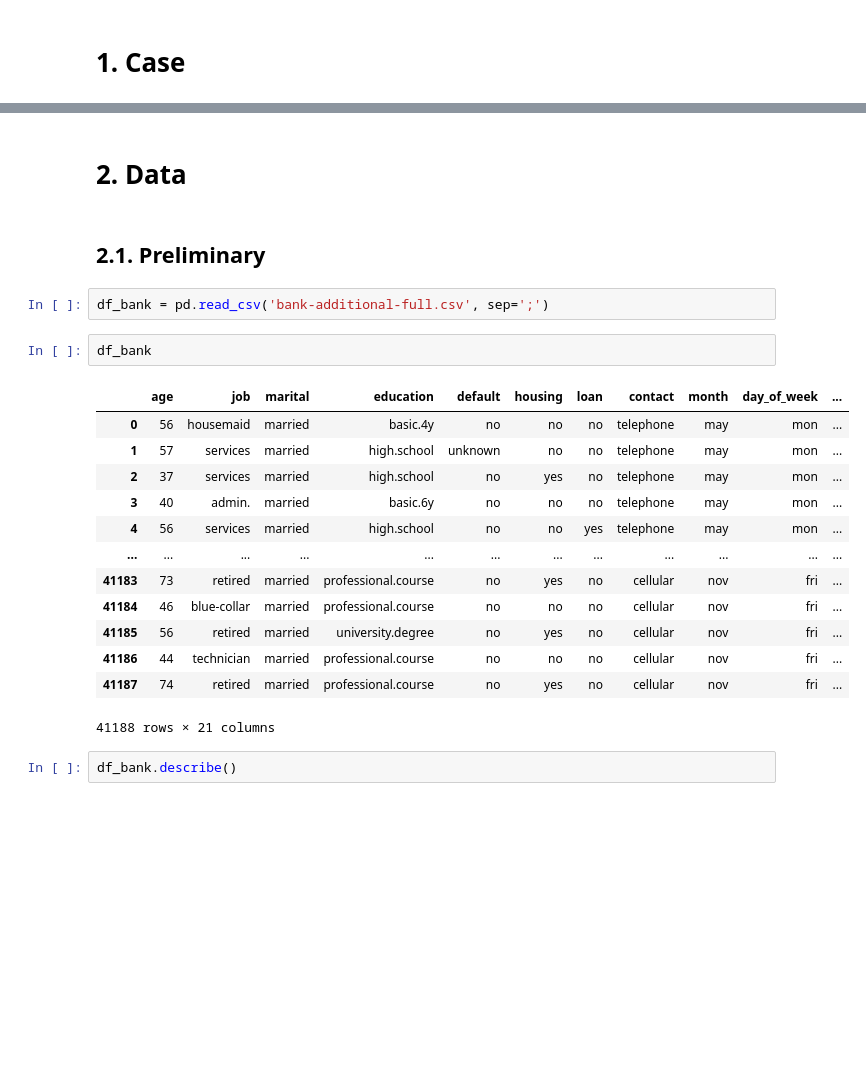
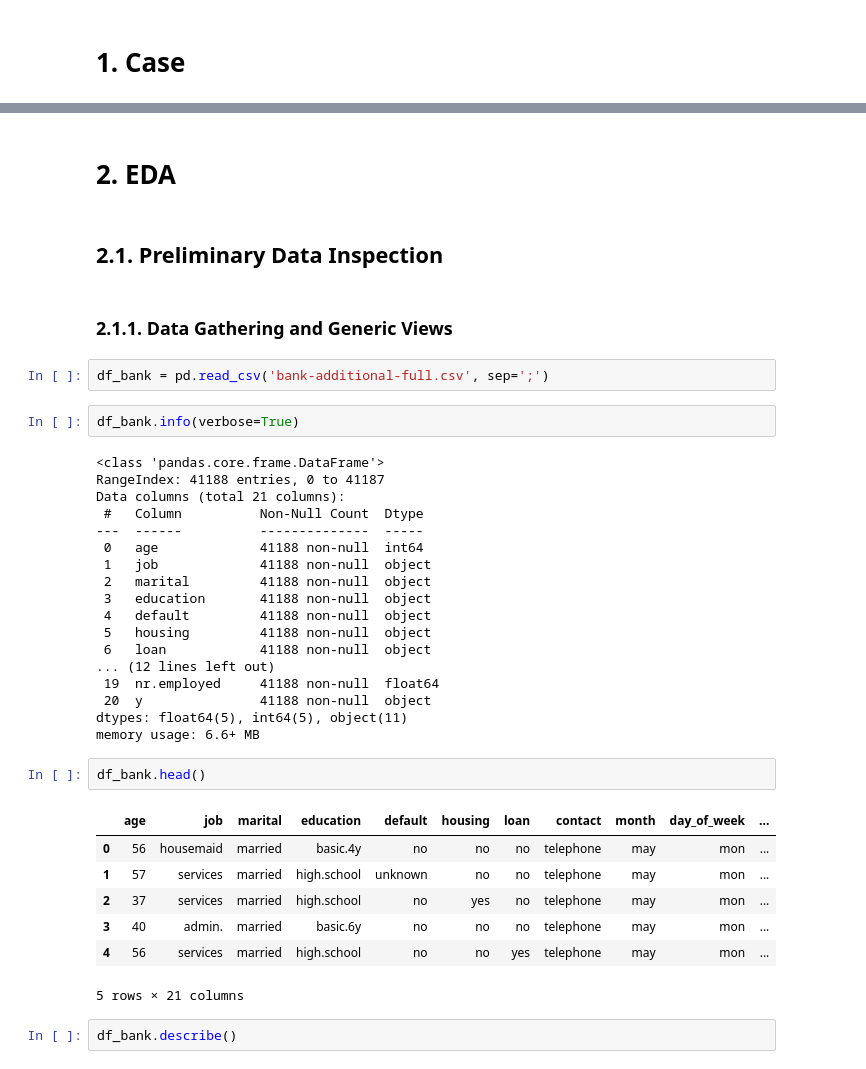
Before and after one commit to nikkoschy/jcdsol_enigma_finpro, a Jupyter notebook: finpro_enigma_bank_case.ipynb, the cells around one changed output, grey strips where cells are left out. Saved outputs shown, nothing was run; the diff lists cells and outputs as text; blank space fills up the shorter version.

```diff
--- a/finpro_enigma_bank_case.ipynb
+++ b/finpro_enigma_bank_case.ipynb
@@ -141,25 +48,41 @@ The binary classification goal is to predict if the client will subscribe a bank
 # %% [markdown]
-# 2. Data
+# 2. EDA
 # %% [markdown]
-## 2.1. Preliminary
+## 2.1. Preliminary Data Inspection
+# %% [markdown]
+### 2.1.1. Data Gathering and Generic Views
 # %%
 df_bank = pd.read_csv('bank-additional-full.csv', sep=';')
+# %%
+df_bank.info(verbose=True)
+# %% [output]
+<class 'pandas.core.frame.DataFrame'>
+RangeIndex: 41188 entries, 0 to 41187
+Data columns (total 21 columns):
+ #   Column          Non-Null Count  Dtype
+---  ------          --------------  -----
+ 0   age             41188 non-null  int64
+ 1   job             41188 non-null  object
+ 2   marital         41188 non-null  object
+ 3   education       41188 non-null  object
+ 4   default         41188 non-null  object
+ 5   housing         41188 non-null  object
+ 6   loan            41188 non-null  object
+... (12 lines left out)
+ 19  nr.employed     41188 non-null  float64
+ 20  y               41188 non-null  object
+dtypes: float64(5), int64(5), object(11)
+memory usage: 6.6+ MB
 # %%
-df_bank
+df_bank.head()
 # %% [output]
 |  | age | job | marital | education | default | housing | loan | contact | month | day_of_week | ... |
 | 0 | 56 | housemaid | married | basic.4y | no | no | no | telephone | may | mon | ... |
 | 1 | 57 | services | married | high.school | unknown | no | no | telephone | may | mon | ... |
 | 2 | 37 | services | married | high.school | no | yes | no | telephone | may | mon | ... |
 | 3 | 40 | admin. | married | basic.6y | no | no | no | telephone | may | mon | ... |
 | 4 | 56 | services | married | high.school | no | no | yes | telephone | may | mon | ... |
-| ... | ... | ... | ... | ... | ... | ... | ... | ... | ... | ... | ... |
-| 41183 | 73 | retired | married | professional.course | no | yes | no | cellular | nov | fri | ... |
-| 41184 | 46 | blue-collar | married | professional.course | no | no | no | cellular | nov | fri | ... |
-| 41185 | 56 | retired | married | university.degree | no | yes | no | cellular | nov | fri | ... |
-| 41186 | 44 | technician | married | professional.course | no | no | no | cellular | nov | fri | ... |
-| 41187 | 74 | retired | married | professional.course | no | yes | no | cellular | nov | fri | ... |
-41188 rows × 21 columns
+5 rows × 21 columns
 # %%
 df_bank.describe()
 # %% [output]
```
Also changed, not shown: parts of 26 cells of this notebook.
